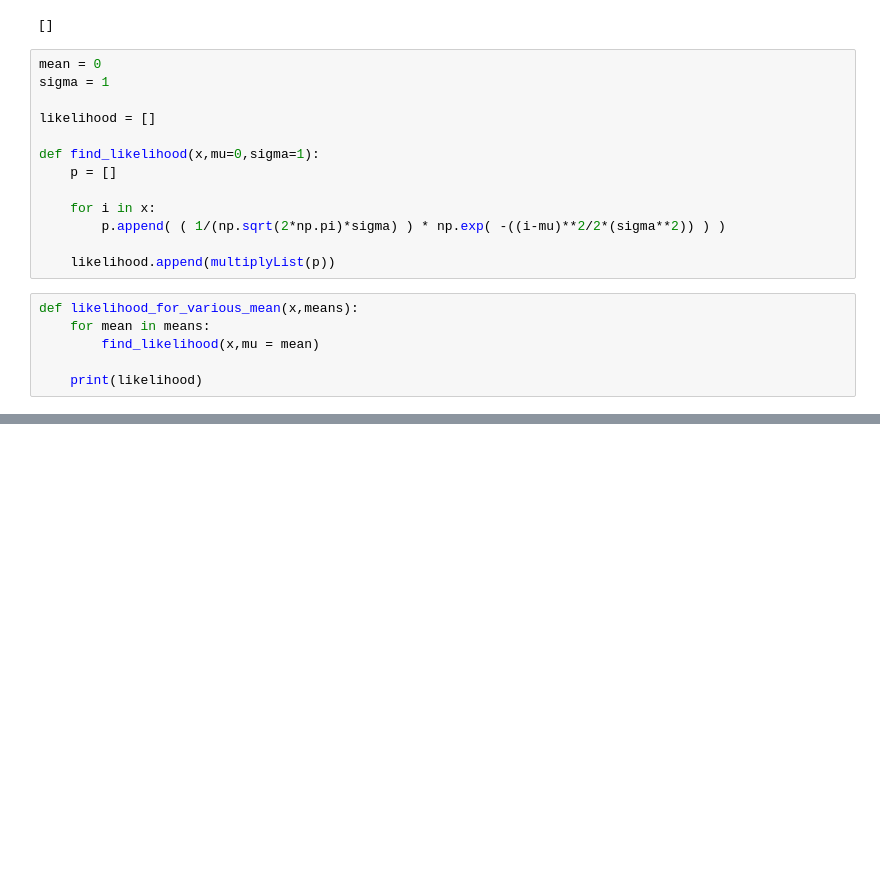
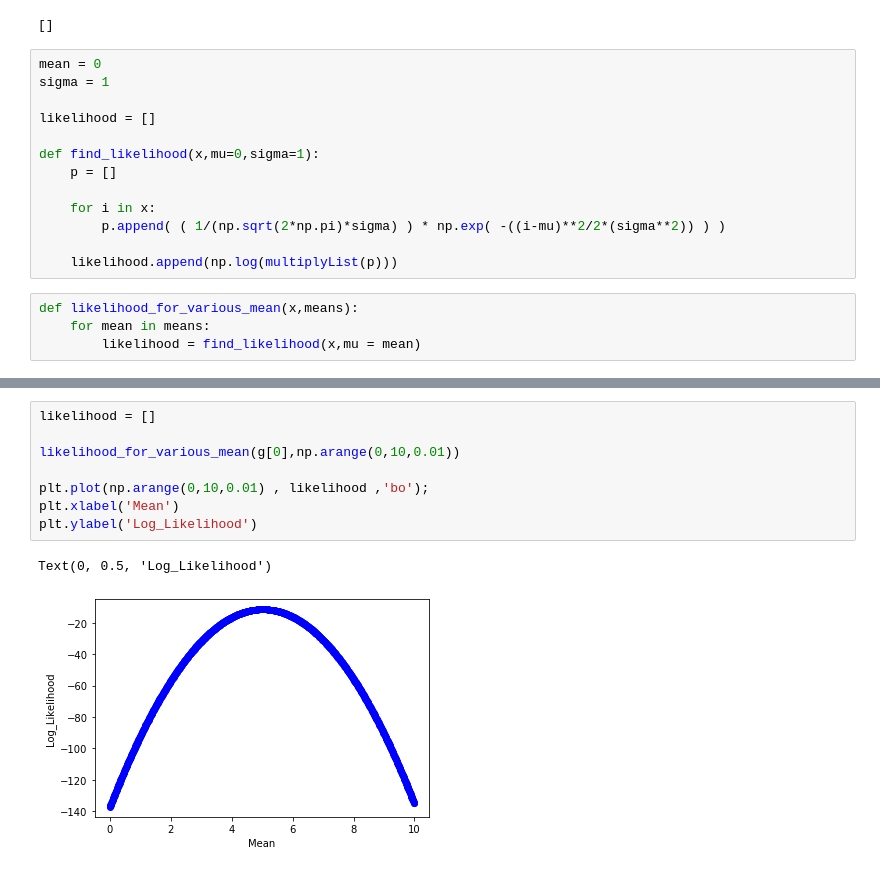
Before and after one commit to SufyanSN/Machine_Learning_Tutorials, a Jupyter notebook: Tutorial_1/tutorial_1.ipynb, the cells around one changed output, grey strips where cells are left out. Cells and saved outputs as stored; diff of their text form; blank space fills up the shorter version.

```diff
--- a/Tutorial_1/tutorial_1.ipynb
+++ b/Tutorial_1/tutorial_1.ipynb
@@ -116,10 +116,8 @@ def find_likelihood(x,mu=0,sigma=1):
     for i in x:
         p.append( ( 1/(np.sqrt(2*np.pi)*sigma) ) * np.exp( -((i-mu)**2/2*(sigma**2)) ) )
 
-    likelihood.append(multiplyList(p))
+    likelihood.append(np.log(multiplyList(p)))
 # %%
 def likelihood_for_various_mean(x,means):
     for mean in means:
-        find_likelihood(x,mu = mean)
-
-    print(likelihood)
+        likelihood = find_likelihood(x,mu = mean)
@@ -146,0 +133,11 @@ Text(0, 0.5, 'Likelihood')
+# %%
+likelihood = []
+
+likelihood_for_various_mean(g[0],np.arange(0,10,0.01))
+
+plt.plot(np.arange(0,10,0.01) , likelihood ,'bo');
+plt.xlabel('Mean')
+plt.ylabel('Log_Likelihood')
+# %% [output]
+Text(0, 0.5, 'Log_Likelihood')
+[figure, added]
```
Also changed, not shown: parts of 10 cells of this notebook, 1 other file.
